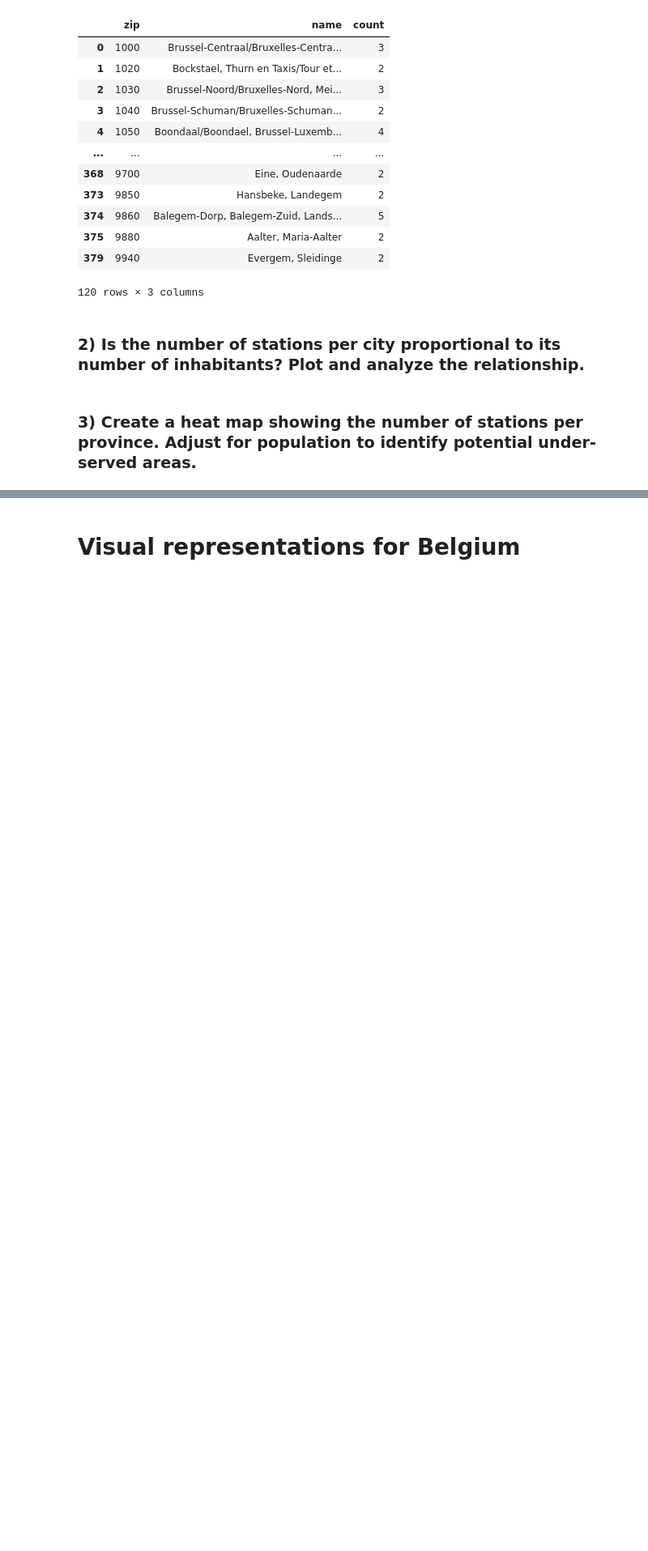
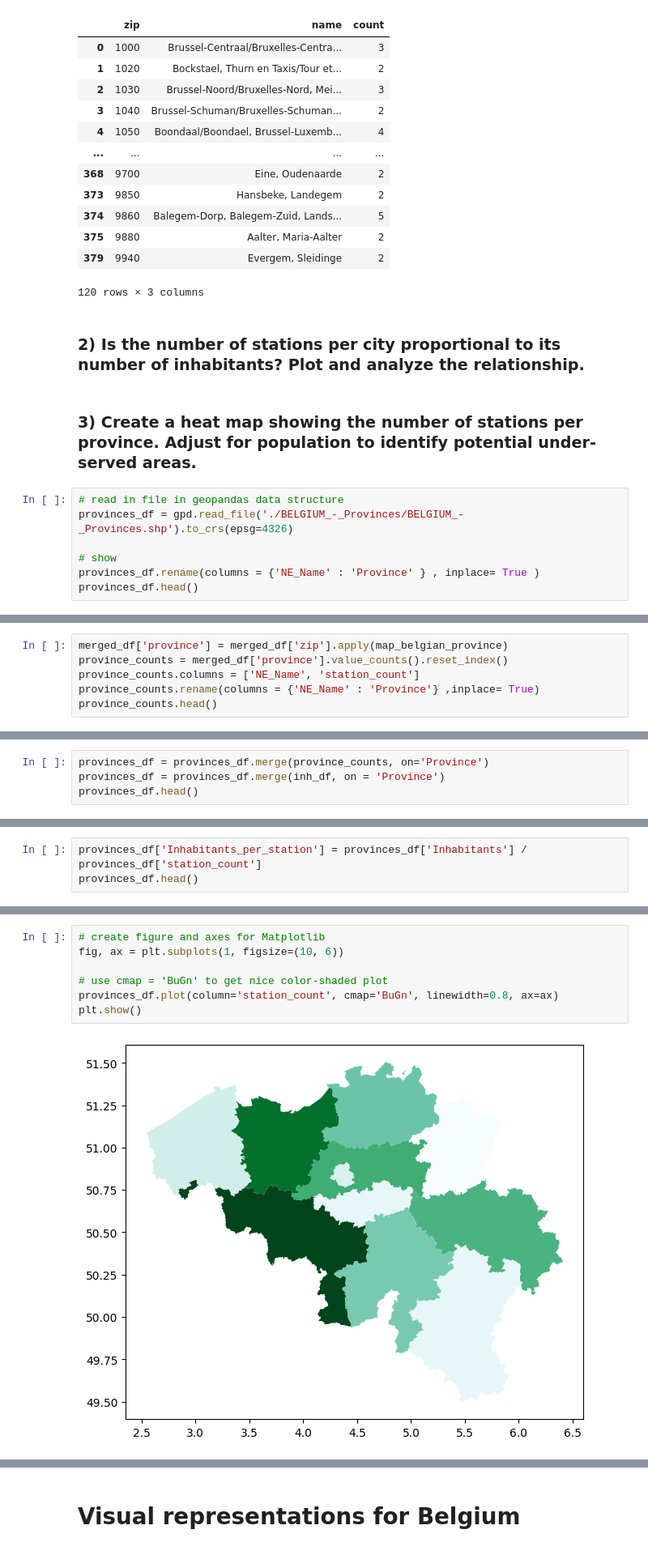
Before and after one commit to Mathissemeynen/ACRM-group-11, a Jupyter notebook: StationCoverageAccesibility.ipynb, the cells around one changed output, grey strips where cells are left out. Shown: that part at 81% size. Cells and saved outputs as stored; diff of their text form; blank space fills up the shorter version.

```diff
--- a/StationCoverageAccesibility.ipynb
+++ b/StationCoverageAccesibility.ipynb
@@ -118,3 +105,10 @@ multiple_stations
 ### 2) Is the number of stations per city proportional to its number of inhabitants? Plot and analyze the relationship.
 # %% [markdown]
 ### 3) Create a heat map showing the number of stations per province. Adjust for population to identify potential under-served areas.
+# %%
+# read in file in geopandas data structure
+provinces_df = gpd.read_file('./BELGIUM_-_Provinces/BELGIUM_-_Provinces.shp').to_crs(epsg=4326)
+
+# show
+provinces_df.rename(columns = {'NE_Name' : 'Province' } , inplace= True )
+provinces_df.head()
@@ -120,0 +186,6 @@ multiple_stations
+# %%
+merged_df['province'] = merged_df['zip'].apply(map_belgian_province)
+province_counts = merged_df['province'].value_counts().reset_index()
+province_counts.columns = ['NE_Name', 'station_count']
+province_counts.rename(columns = {'NE_Name' : 'Province'} ,inplace= True)
+province_counts.head()
@@ -120,0 +208,4 @@ multiple_stations
+# %%
+provinces_df = provinces_df.merge(province_counts, on='Province')
+provinces_df = provinces_df.merge(inh_df, on = 'Province')
+provinces_df.head()
@@ -120,0 +219,3 @@ multiple_stations
+# %%
+provinces_df['Inhabitants_per_station'] = provinces_df['Inhabitants'] / provinces_df['station_count']
+provinces_df.head()
@@ -120,0 +229,9 @@ multiple_stations
+# %%
+# create figure and axes for Matplotlib
+fig, ax = plt.subplots(1, figsize=(10, 6))
+
+# use cmap = 'BuGn' to get nice color-shaded plot
+provinces_df.plot(column='station_count', cmap='BuGn', linewidth=0.8, ax=ax)
+plt.show()
+# %% [output]
+[figure, added]
```
Also changed, not shown: parts of 31 cells of this notebook.
